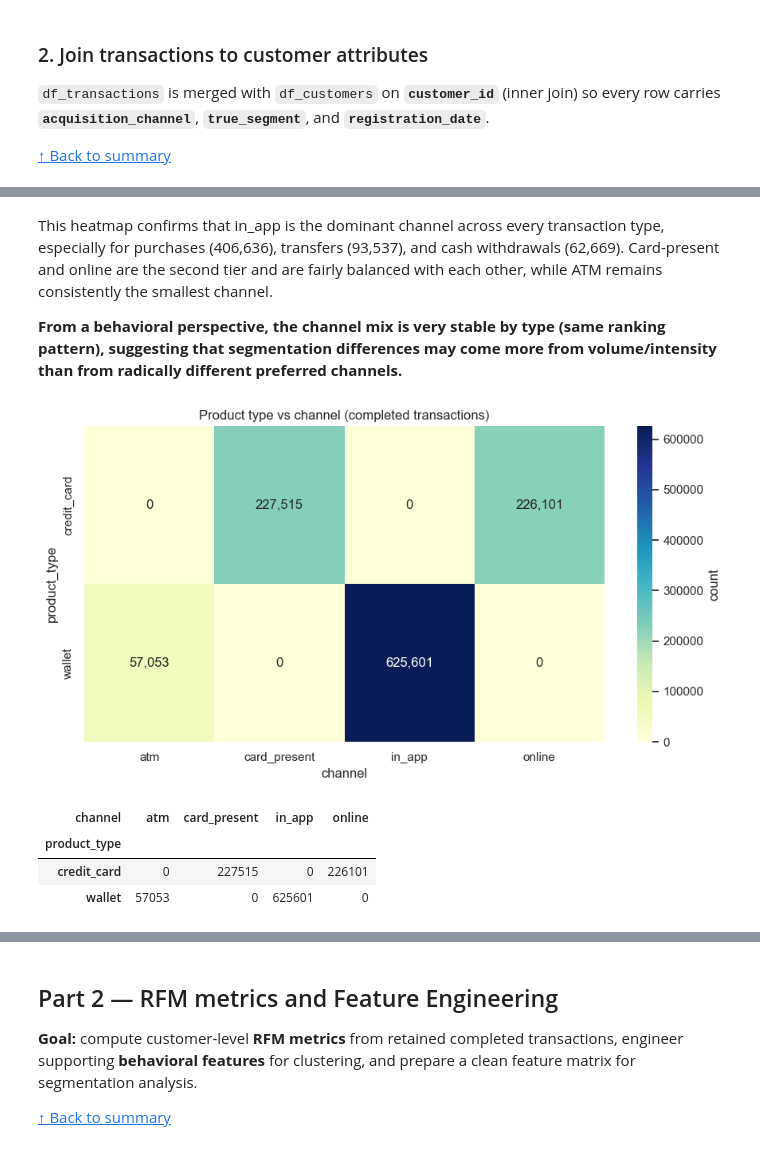
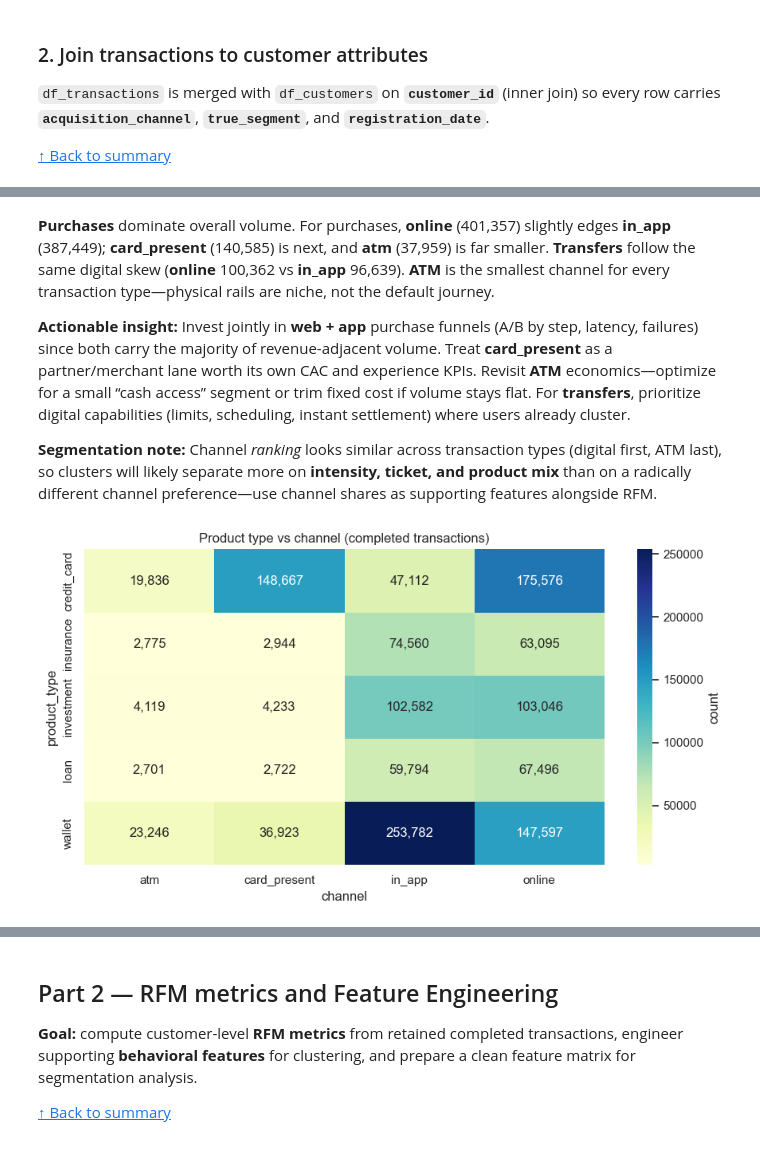
Before and after one commit to pauloabcalcada/fintech-ai-segmentation, a Jupyter notebook: notebooks/3.EDA_RFM_Clustering.ipynb, the cells around one changed output, grey strips where cells are left out. Drawn from its saved outputs; the diff is of its cells as text; code cells hidden in the pictures.

```diff
--- a/notebooks/3.EDA_RFM_Clustering.ipynb
+++ b/notebooks/3.EDA_RFM_Clustering.ipynb
@@ -123,6 +122,8 @@ engine = create_engine(
 sql_customers = text(
     "SELECT\n"
     "  customer_id,\n"
+    "  age,\n"
+    "  state,\n"
     "  acquisition_channel,\n"
     "  acquisition_cost,\n"
     "  registration_date,\n"
@@ -390,33 +356,29 @@ tx_type_channel
 # %% [markdown]
-This heatmap confirms that in_app is the dominant channel across every transaction type, especially for purchases (406,636), transfers (93,537), and cash withdrawals (62,669). Card-present and online are the second tier and are fairly balanced with each other, while ATM remains consistently the smallest channel.
+**Purchases** dominate overall volume. For purchases, **online** (401,357) slightly edges **in_app** (387,449); **card_present** (140,585) is next, and **atm** (37,959) is far smaller. **Transfers** follow the same digital skew (**online** 100,362 vs **in_app** 96,639). **ATM** is the smallest channel for every transaction type—physical rails are niche, not the default journey.
 
-**From a behavioral perspective, the channel mix is very stable by type (same ranking pattern), suggesting that segmentation differences may come more from volume/intensity than from radically different preferred channels.**
+**Actionable insight:** Invest jointly in **web + app** purchase funnels (A/B by step, latency, failures) since both carry the majority of revenue-adjacent volume. Treat **card_present** as a partner/merchant lane worth its own CAC and experience KPIs. Revisit **ATM** economics—optimize for a small “cash access” segment or trim fixed cost if volume stays flat. For **transfers**, prioritize digital capabilities (limits, scheduling, instant settlement) where users already cluster.
+
+**Segmentation note:** Channel *ranking* looks similar across transaction types (digital first, ATM last), so clusters will likely separate more on **intensity, ticket, and product mix** than on a radically different channel preference—use channel shares as supporting features alongside RFM.
 # %%
 # Heatmap: product_type x channel (absolute counts)
 tx_type_channel = pd.crosstab(
     df_tx["product_type"],
     df_tx["channel"],
 ).sort_index()
 
 plt.figure(figsize=(9, 5))
 ax = sns.heatmap(
     tx_type_channel,
     annot=True,
     fmt=",d",
     cmap="YlGnBu",
     cbar_kws={"label": "count"},
 )
 ax.set_title("Product type vs channel (completed transactions)")
 ax.set_xlabel("channel")
 ax.set_ylabel("product_type")
 
 plt.tight_layout()
 plt.show()
-
-tx_type_channel
 # %% [output]
-[figure, old version]
+[figure, new version]
-| channel | atm | card_present | in_app | online |
-| product_type |  |  |  |  |
-| credit_card | 0 | 227515 | 0 | 226101 |
-| wallet | 57053 | 0 | 625601 | 0 |
```
Also changed, not shown: parts of 15 cells of this notebook, 7 other files.
